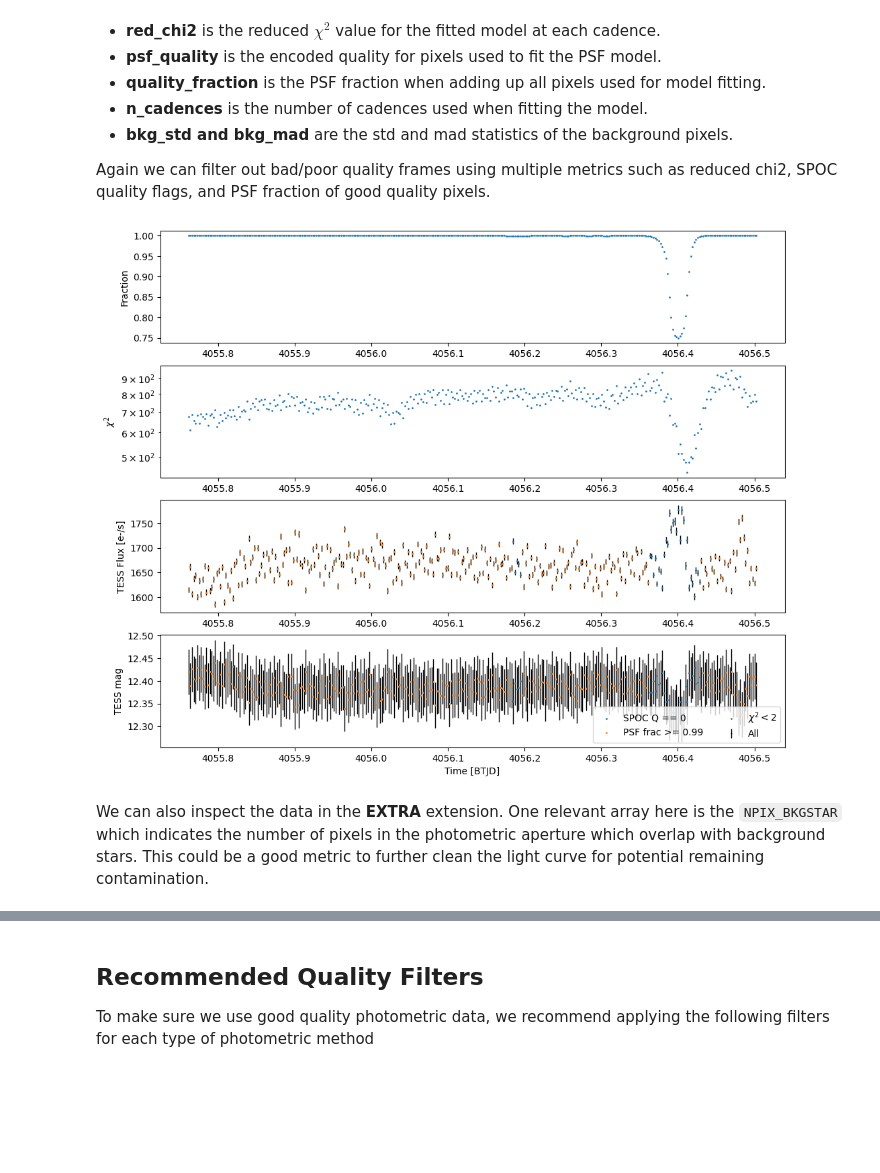
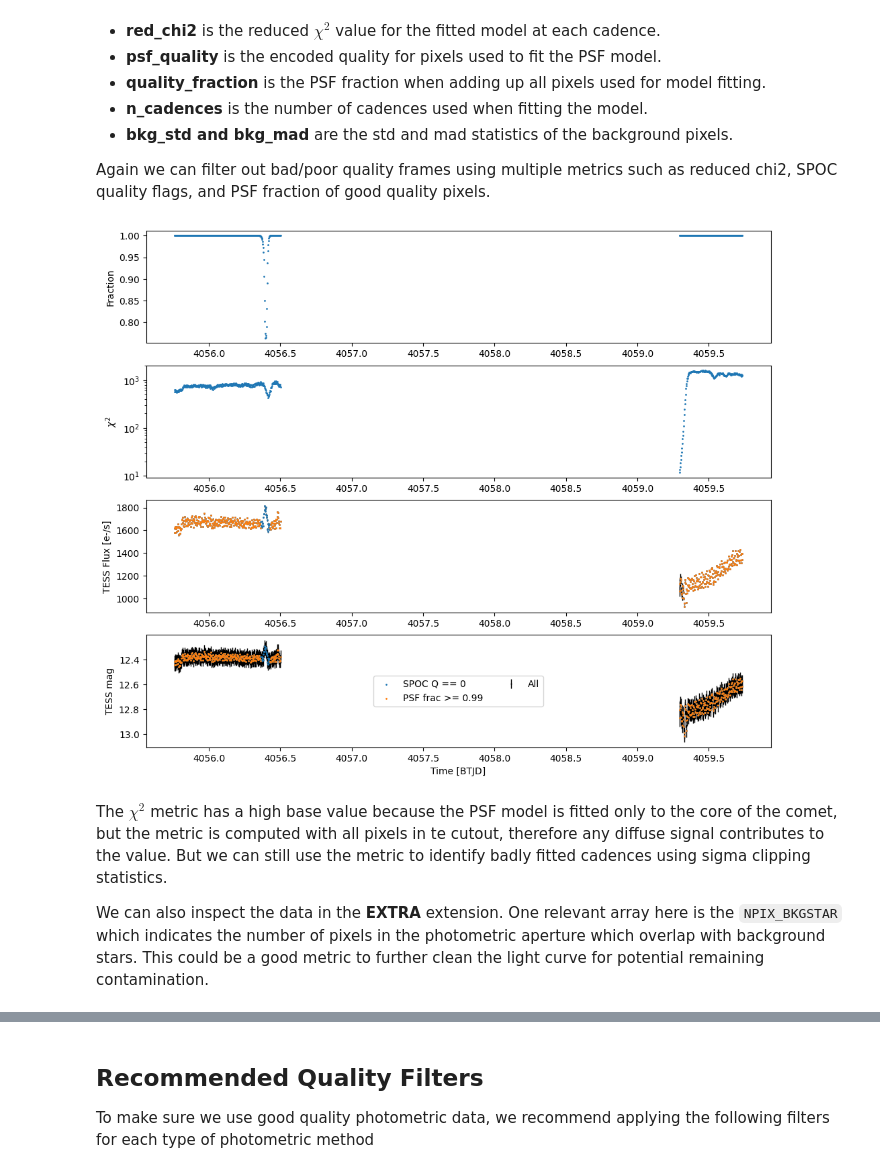
Before and after one commit to tessgi/tess-3i, a Jupyter notebook: notebooks/2026/open_hlsp_data.ipynb, the cells around one changed output, grey strips where cells are left out. Drawn from its saved outputs; the diff is of its cells as text; code cells hidden in the pictures; blank space fills up the shorter version.

```diff
--- a/notebooks/2026/open_hlsp_data.ipynb
+++ b/notebooks/2026/open_hlsp_data.ipynb
@@ -379,13 +380,13 @@ plt.show()
 We can do similar things with the second aperture light curve (for the core + tail) and the PSF light curve, this time we use the generic file reader from `lightkurve` to load a different HDU extension
 # %%
 lc_total = lk.io.generic.read_generic_lightcurve(
-    "../../data/2026/hlsp_tess-3i_tess_ffi_3iatlas-s1751-cam2-ccd3_tess_v1.0_lc.fits",
+    "../../data/2026/hlsp_tess-3i_tess_ffi_3iatlas-s1751-cam2-ccd3_tess_v1.1_lc.fits",
     ext=2,
     time_format="btjd",
 )
 
 lc_psf = lk.io.generic.read_generic_lightcurve(
-    "../../data/2026/hlsp_tess-3i_tess_ffi_3iatlas-s1751-cam2-ccd3_tess_v1.0_lc.fits",
+    "../../data/2026/hlsp_tess-3i_tess_ffi_3iatlas-s1751-cam2-ccd3_tess_v1.1_lc.fits",
     ext=3,
     time_format="btjd",
 )
@@ -448,10 +449,10 @@ ax[2].scatter(
     label="PSF frac >= 0.99",
 )
 
-mask = lc_psf["red_chi2"] <= 2
-ax[2].scatter(
-    lc_psf["time"][mask].btjd, lc_psf["flux"][mask].value, s=1, label=r"$\chi^{2}<2$"
-)
+# mask = lc_psf["red_chi2"] <= 2
+# ax[2].scatter(
+#     lc_psf["time"][mask].btjd, lc_psf["flux"][mask].value, s=1, label=r"$\chi^{2}<2$"
+# )
 
 ax[3].errorbar(
     lc_psf["time"].btjd,
@@ -461,38 +462,41 @@ ax[3].errorbar(
     lw=1,
     ms=1,
     label="All",
     zorder=-1000,
     c="k",
 )
 
 mask = (lc_psf["quality"] == 0) #& (lc_psf["psf_quality"] == 0)
 ax[3].scatter(lc_psf["time"][mask].btjd, lc_psf["tessmag"][mask].value, s=1, label="SPOC Q == 0")
 
 mask = (lc_psf["quality_fraction"] >= 0.999)
 ax[3].scatter(lc_psf["time"][mask].btjd, lc_psf["tessmag"][mask].value, s=1, label="PSF frac >= 0.99")
 
-mask = (lc_psf["red_chi2"] <= 2)
-ax[3].scatter(lc_psf["time"][mask].btjd, lc_psf["tessmag"][mask].value, s=1, label=r"$\chi^{2}<2$")
+# mask = (lc_psf["red_chi2"] <= 2)
+# ax[3].scatter(lc_psf["time"][mask].btjd, lc_psf["tessmag"][mask].value, s=1, label=r"$\chi^{2}<2$")
 
 # gray bars where the asteroid crosses a background star
 # ax[2].vlines(mtpf.lc["aperture"]["time"][crossing_bkg_star > 2], ymin=13, ymax=25, zorder=-1000000, color="gray", alpha=0.1, lw=0.2)
 
 # ax[0].legend()
 # ax[1].legend()
-ax[3].legend(loc="lower right", ncols=2)
+ax[3].legend(loc="center", ncols=2)
 # ax[2].set_ylim(-10, 200)
 # ax[3].set_ylim(14,18)
 ax[-1].set_xlabel("Time [BTJD]")
 ax[0].set_ylabel("Fraction")
 ax[1].set_ylabel(r"$\chi^{2}$")
 ax[2].set_ylabel("TESS Flux [e-/s]")
 ax[3].set_ylabel("TESS mag")
 ax[1].set_yscale("log")
+ax[-1].invert_yaxis()
 
 plt.show()
 # %% [output]
-[figure, old version]
+[figure, new version]
 # %% [markdown]
+The $\chi^2$ metric has a high base value because the PSF model is fitted only to the core of the comet, but the metric is computed with all pixels in te cutout, therefore any diffuse signal contributes to the value. But we can still use the metric to identify badly fitted cadences using sigma clipping statistics.
+
 We can also inspect the data in the **EXTRA** extension. One relevant array here is the `NPIX_BKGSTAR` which indicates the number of pixels in the photometric aperture which overlap with background stars. This could be a good metric to further clean the light curve for potential remaining contamination.
 # %%
 extra = Table.read(
```
Also changed, not shown: parts of 16 cells of this notebook, 12 other files.
